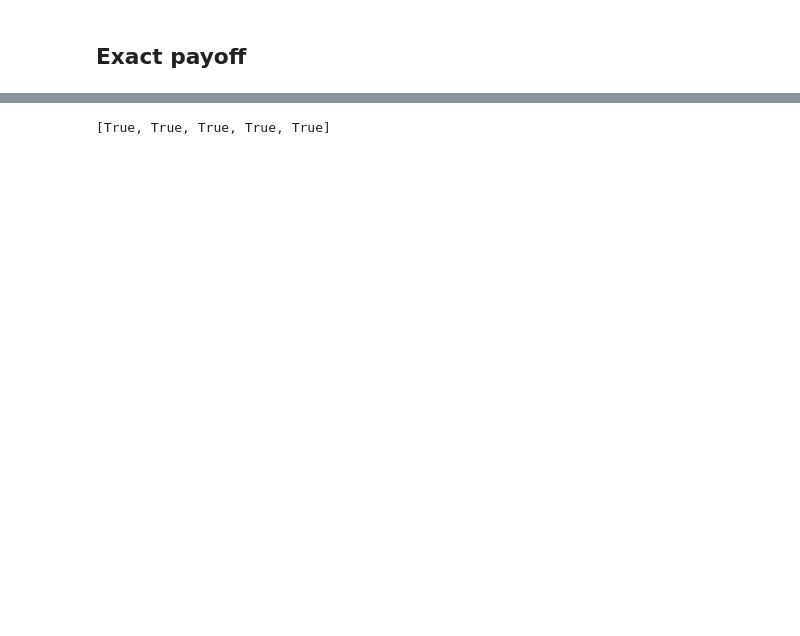
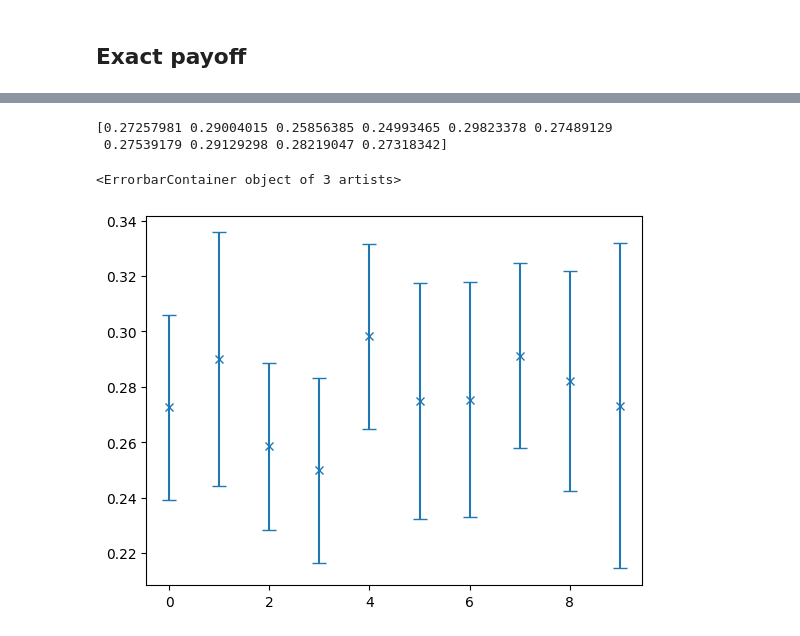
Before and after one commit to jianjun-dot/quantum-finance, a Jupyter notebook: best_of_call.ipynb, the cells around one changed output, grey strips where cells are left out. Drawn from its saved outputs; the diff is of its cells as text; code cells hidden in the pictures; blank space fills up the shorter version.

```diff
--- a/best_of_call.ipynb
+++ b/best_of_call.ipynb
@@ -365,4 +1735,23 @@ for i in range(5):
-# %%
-print([bound[0] < expected_payoff < bound[1] for bound in all_results])
-# %% [output]
-[True, True, True, True, True]
+# %%
+import matplotlib.pyplot as plt
+data = [[0.23923804, 0.30592158],
+[0.24435244, 0.33572786],
+[0.22847366, 0.28865403],
+[0.21659234, 0.28327695],
+[0.26489256, 0.331575  ],
+[0.23235389, 0.3174287 ],
+[0.23285439, 0.31792918],
+[0.25795161, 0.32463434],
+[0.2423971 , 0.32198385],
+[0.21444337, 0.33192348]]
+# %%
+data = np.array(data)
+print(np.mean(data, axis=1))
+
+all_mean = np.mean(data, axis=1)
+plt.errorbar(range(len(data)), all_mean,fmt="x", yerr=[all_mean - data[:,0], data[:,1]-all_mean], capsize=5)
+# %% [output]
+[0.27257981 0.29004015 0.25856385 0.24993465 0.29823378 0.27489129
+ 0.27539179 0.29129298 0.28219047 0.27318342]
+<ErrorbarContainer object of 3 artists>
+[figure, added]
```
Also changed, not shown: parts of 51 cells of this notebook, 10 other files.
